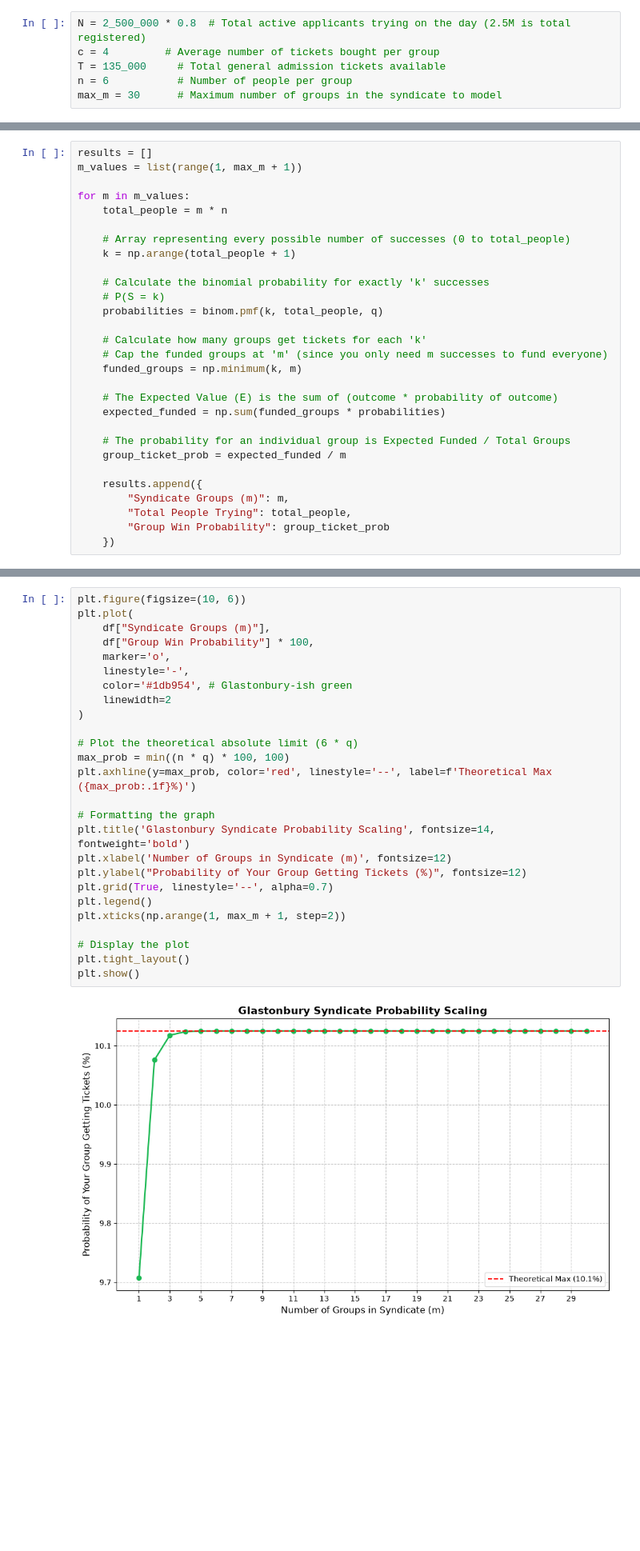
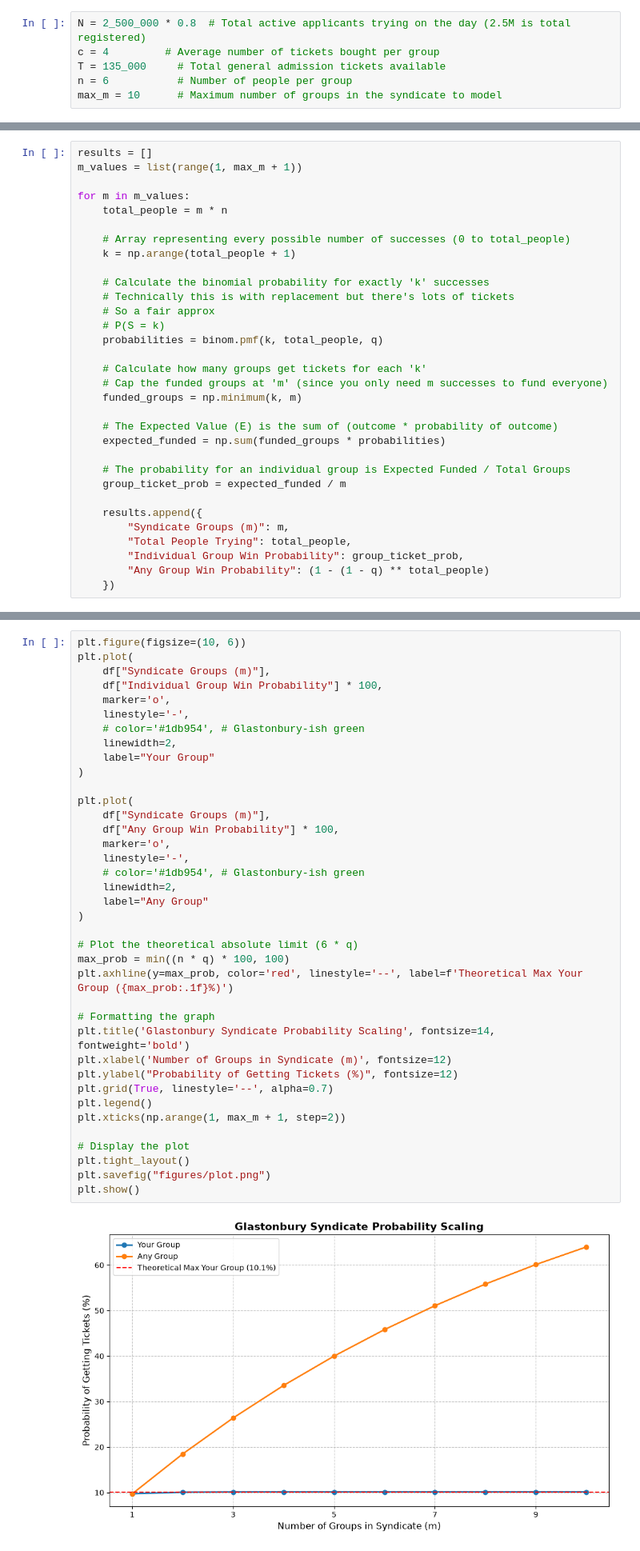
Before and after one commit to simonEllershaw/glastonbury, a Jupyter notebook: ticket_modelling.ipynb, the cells around one changed output, grey strips where cells are left out. Shown at 80% size. Drawn from its saved outputs; the diff is of its cells as text; blank space fills up the shorter version.

```diff
--- a/ticket_modelling.ipynb
+++ b/ticket_modelling.ipynb
@@ -19,6 +57,6 @@ N = 2_500_000 * 0.8  # Total active applicants trying on the day (2.5M is total
 c = 4         # Average number of tickets bought per group
 T = 135_000     # Total general admission tickets available
 n = 6           # Number of people per group
-max_m = 30      # Maximum number of groups in the syndicate to model
+max_m = 10      # Maximum number of groups in the syndicate to model
 # %%
 # Calculate the independent probability of one person getting through (q)
@@ -39,6 +76,8 @@ for m in m_values:
     k = np.arange(total_people + 1)
 
     # Calculate the binomial probability for exactly 'k' successes
+    # Technically this is with replacement but there's lots of tickets
+    # So a fair approx
     # P(S = k)
     probabilities = binom.pmf(k, total_people, q)
 
@@ -55,7 +94,8 @@ for m in m_values:
     results.append({
         "Syndicate Groups (m)": m,
         "Total People Trying": total_people,
-        "Group Win Probability": group_ticket_prob
+        "Individual Group Win Probability": group_ticket_prob,
+        "Any Group Win Probability": (1 - (1 - q) ** total_people)
     })
 # %%
 df = pd.DataFrame(results)
@@ -86,31 +121,43 @@ df_display
 # %%
 plt.figure(figsize=(10, 6))
 plt.plot(
     df["Syndicate Groups (m)"],
-    df["Group Win Probability"] * 100,
+    df["Individual Group Win Probability"] * 100,
     marker='o',
     linestyle='-',
-    color='#1db954', # Glastonbury-ish green
-    linewidth=2
+    # color='#1db954', # Glastonbury-ish green
+    linewidth=2,
+    label="Your Group"
+)
+
+plt.plot(
+    df["Syndicate Groups (m)"],
+    df["Any Group Win Probability"] * 100,
+    marker='o',
+    linestyle='-',
+    # color='#1db954', # Glastonbury-ish green
+    linewidth=2,
+    label="Any Group"
 )
 
 # Plot the theoretical absolute limit (6 * q)
 max_prob = min((n * q) * 100, 100)
-plt.axhline(y=max_prob, color='red', linestyle='--', label=f'Theoretical Max ({max_prob:.1f}%)')
+plt.axhline(y=max_prob, color='red', linestyle='--', label=f'Theoretical Max Your Group ({max_prob:.1f}%)')
 
 # Formatting the graph
 plt.title('Glastonbury Syndicate Probability Scaling', fontsize=14, fontweight='bold')
 plt.xlabel('Number of Groups in Syndicate (m)', fontsize=12)
-plt.ylabel("Probability of Your Group Getting Tickets (%)", fontsize=12)
+plt.ylabel("Probability of Getting Tickets (%)", fontsize=12)
 plt.grid(True, linestyle='--', alpha=0.7)
 plt.legend()
 plt.xticks(np.arange(1, max_m + 1, step=2))
 
 # Display the plot
 plt.tight_layout()
+plt.savefig("figures/plot.png")
 plt.show()
 # %% [output]
-[figure, old version]
+[figure, new version]
 # %% [markdown]
 ## Takeaways
 
```
Also changed, not shown: parts of 7 cells of this notebook, 2 other files.
